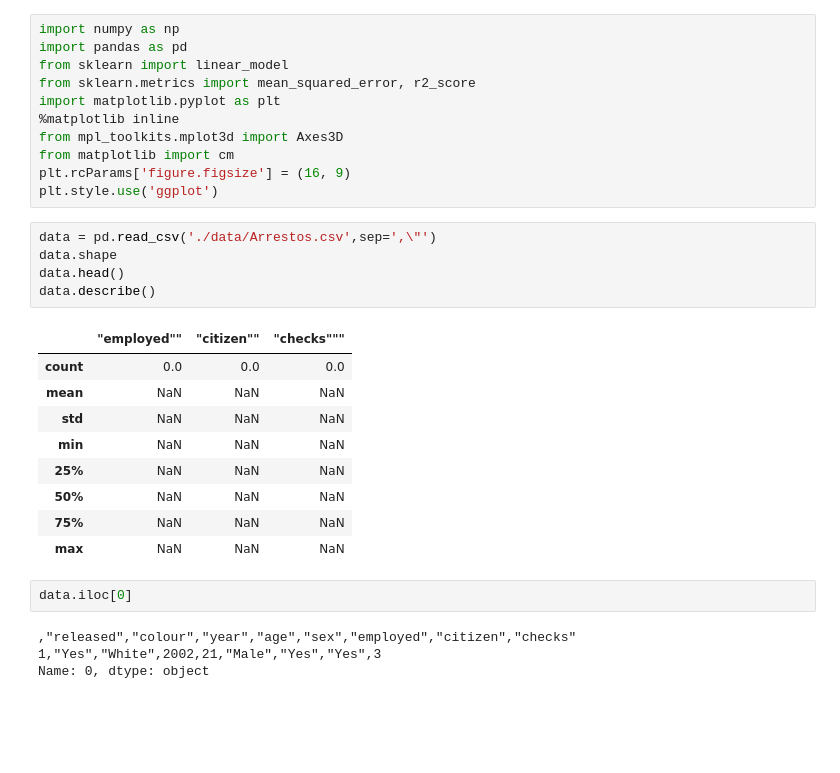
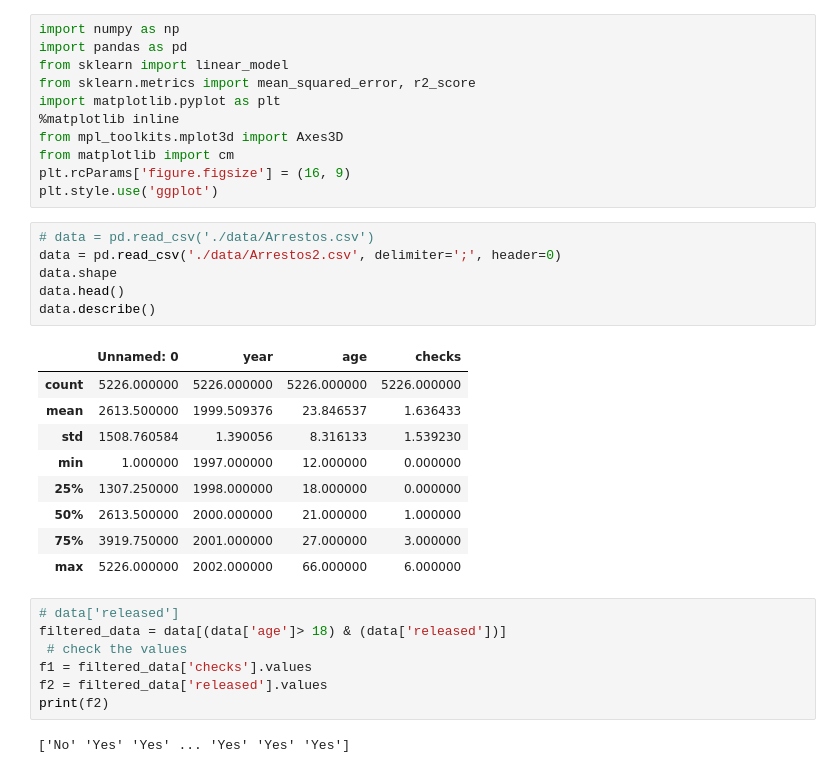
Before and after one commit to SPablo2191/neural-network, a Jupyter notebook: arrests_regression.ipynb, the cells around one changed output. Cells and saved outputs as stored; diff of their text form; blank space fills up the shorter version.

Commit message:
feat: arrests model

```diff
--- a/arrests_regression.ipynb
+++ b/arrests_regression.ipynb
@@ -10,22 +10,27 @@ from matplotlib import cm
 plt.rcParams['figure.figsize'] = (16, 9)
 plt.style.use('ggplot')
 # %%
-data = pd.read_csv('./data/Arrestos.csv',sep=',\"')
+# data = pd.read_csv('./data/Arrestos.csv')
+data = pd.read_csv('./data/Arrestos2.csv', delimiter=';', header=0)
 data.shape
 data.head()
 data.describe()
 # %% [output]
-|  | "employed"" | "citizen"" | "checks""" |
-| count | 0.0 | 0.0 | 0.0 |
-| mean | NaN | NaN | NaN |
-| std | NaN | NaN | NaN |
-| min | NaN | NaN | NaN |
-| 25% | NaN | NaN | NaN |
-| 50% | NaN | NaN | NaN |
-| 75% | NaN | NaN | NaN |
-| max | NaN | NaN | NaN |
+|  | Unnamed: 0 | year | age | checks |
+| count | 5226.000000 | 5226.000000 | 5226.000000 | 5226.000000 |
+| mean | 2613.500000 | 1999.509376 | 23.846537 | 1.636433 |
+| std | 1508.760584 | 1.390056 | 8.316133 | 1.539230 |
+| min | 1.000000 | 1997.000000 | 12.000000 | 0.000000 |
+| 25% | 1307.250000 | 1998.000000 | 18.000000 | 0.000000 |
+| 50% | 2613.500000 | 2000.000000 | 21.000000 | 1.000000 |
+| 75% | 3919.750000 | 2001.000000 | 27.000000 | 3.000000 |
+| max | 5226.000000 | 2002.000000 | 66.000000 | 6.000000 |
-# %%
-data.iloc[0]
-# %% [output]
-,"released","colour","year","age","sex","employed","citizen","checks"    1,"Yes","White",2002,21,"Male","Yes","Yes",3
-Name: 0, dtype: object
+# %%
+# data['released']
+filtered_data = data[(data['age']> 18) & (data['released'])]
+ # check the values
+f1 = filtered_data['checks'].values
+f2 = filtered_data['released'].values
+print(f2)
+# %% [output]
+['No' 'Yes' 'Yes' ... 'Yes' 'Yes' 'Yes']
```
Also changed, not shown: parts of 15 cells of this notebook, 3 other files.
